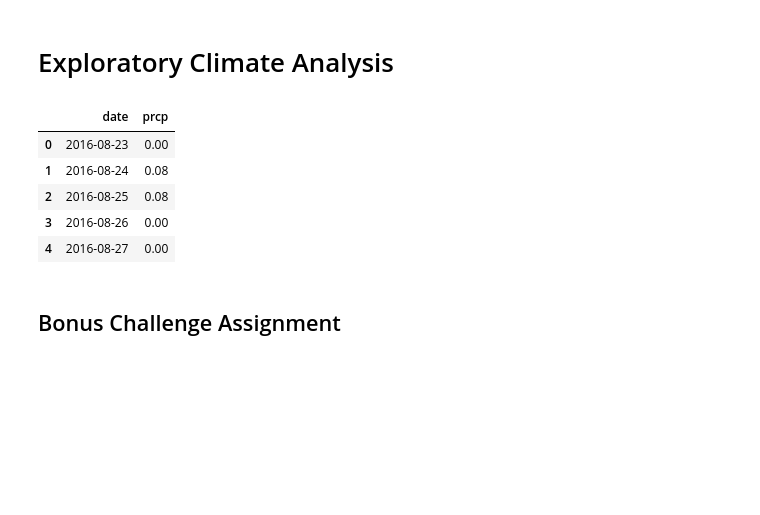
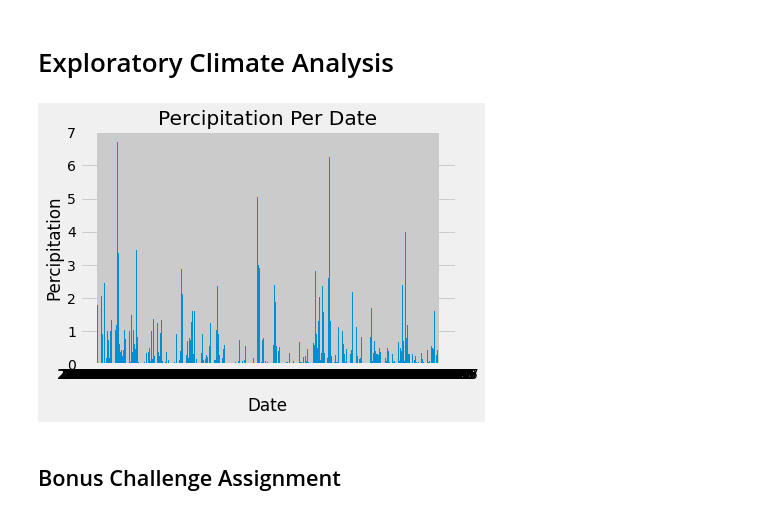
Before and after one commit to alpheus23/sqlalchemy-challenge, a Jupyter notebook: climate.ipynb, the cells around one changed output. Drawn from its saved outputs; the diff is of its cells as text; code cells hidden in the pictures; blank space fills up the shorter version.

Commit message:
Created bar graph

```diff
--- a/climate.ipynb
+++ b/climate.ipynb
@@ -40,32 +40,27 @@ session = Session(engine)
 # Exploratory Climate Analysis
 # %%
 # Design a query to retrieve the last 12 months of precipitation data and plot the results
+
+# Calculate the date 1 year ago from the last data point in the database
 prev_year = dt.date(2017, 8, 23) - dt.timedelta(days=365)
 
+# Perform a query to retrieve the data and precipitation scores
 dates = session.query(Measurement.date, Measurement.prcp).filter(Measurement.date >= prev_year).all()
 
+# Save the query results as a Pandas DataFrame and set the index to the date column
 dates_df = pd.DataFrame(dates)
-
-dates_df.head()
-
-# prcp = session.query(Measurement.prcp).filter(Measurement.date > dt.date(2016, 8, 22)).filter(Measurement.date < dt.date(2017, 8, 24)).all()
-
-# Calculate the date 1 year ago from the last data point in the database
-
-# Perform a query to retrieve the data and precipitation scores
-
-# Save the query results as a Pandas DataFrame and set the index to the date column
+pd.to_datetime(dates_df['date'])
 
 # Sort the dataframe by date
 
 # Use Pandas Plotting with Matplotlib to plot the data
+plt.bar(dates_df['date'], dates_df['prcp'])
+plt.title("Percipitation Per Date")
+plt.xlabel("Date", labelpad = 15)
+plt.ylabel("Percipitation (in)")
+plt.show()
 # %% [output]
-|  | date | prcp |
-| 0 | 2016-08-23 | 0.00 |
-| 1 | 2016-08-24 | 0.08 |
-| 2 | 2016-08-25 | 0.08 |
-| 3 | 2016-08-26 | 0.00 |
-| 4 | 2016-08-27 | 0.00 |
+[figure, added]
 # %%
 # Use Pandas to calcualte the summary statistics for the precipitation data
 # %%
```
